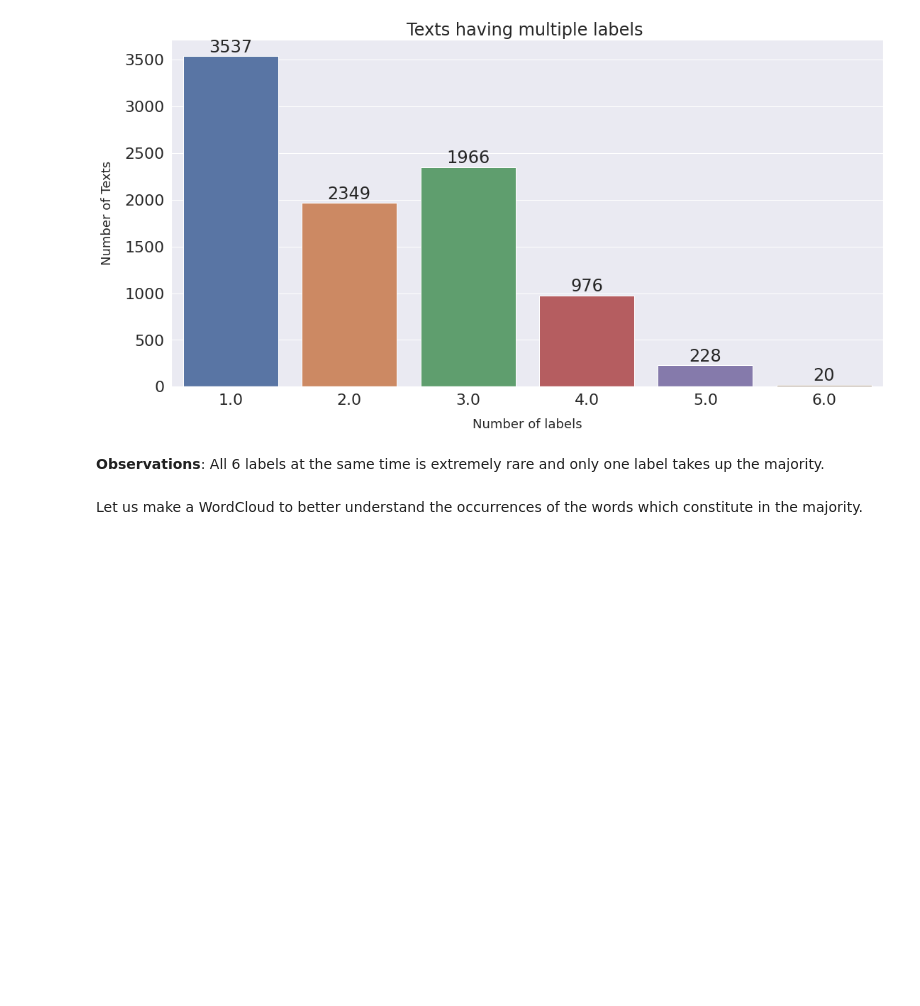
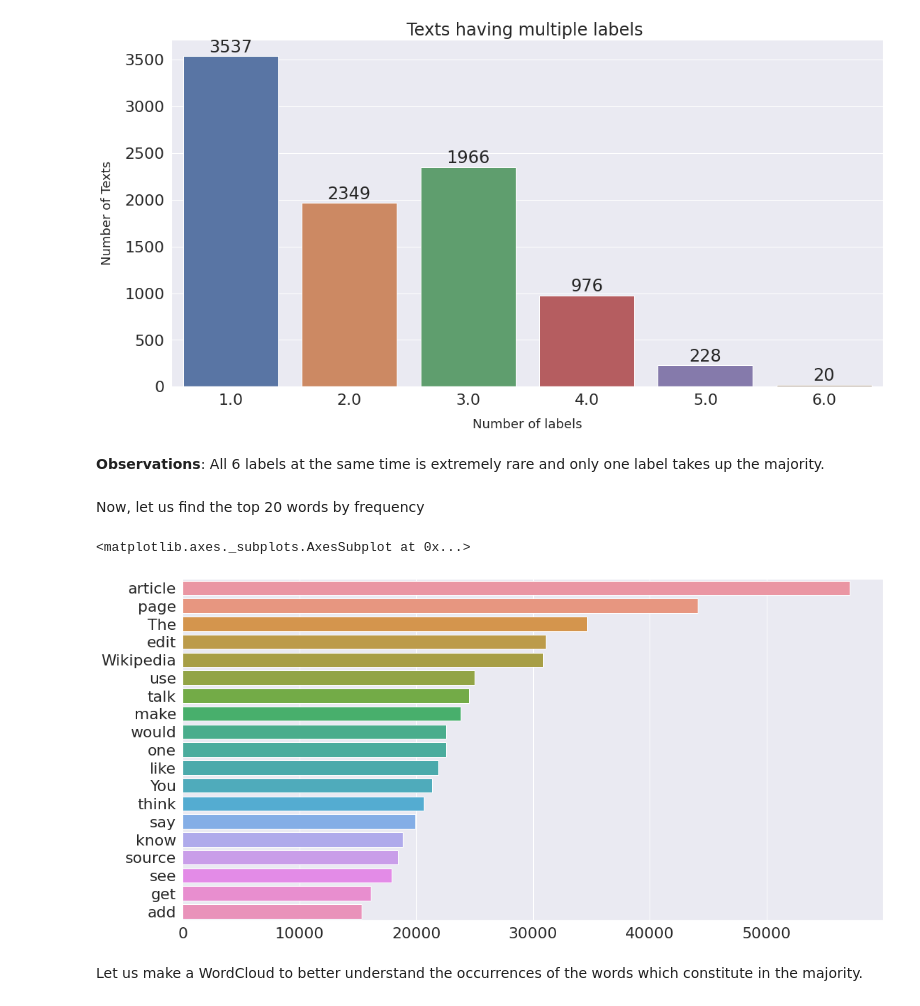
Before and after one commit to mayankchadha16/Why-so-Harsh, a Jupyter notebook: Clones.ipynb, the cells around one changed output. Saved outputs shown, nothing was run; the diff lists cells and outputs as text; code cells hidden in the pictures; blank space fills up the shorter version.

```diff
--- a/Clones.ipynb
+++ b/Clones.ipynb
@@ -167,0 +170,7 @@ Name: text, Length: 127656, dtype: object
+# %%
+def clean_small(review_text):
+    return re.sub(r'\b\w{1,2}\b', '', review_text)
+
+df['text'] = df['text'].apply(clean_small)
+
+df['text'] = df['text'].apply(lambda x : " ".join(x.split()))
@@ -228,5 +241,27 @@ plt.show()
 [figure]
 # %% [markdown]
 **Observations**: All 6 labels at the same time is extremely rare and only one label takes up the majority.
+# %% [markdown]
+Now, let us find the top 20 words by frequency
+# %%
+corpus=[]
+new = df['text'].str.split()
+new = new.values.tolist()
+corpus=[word for i in new for word in i]
+# %%
+from collections import Counter
+
+counter=Counter(corpus)
+most=counter.most_common()
+
+x, y= [], []
+for word,count in most[:20]:
+    if (word not in stop):
+        x.append(word)
+        y.append(count)
+sns.barplot(x=y,y=x)
+# %% [output]
+<matplotlib.axes._subplots.AxesSubplot at 0x...>
+[figure, added]
 # %% [markdown]
 Let us make a WordCloud to better understand the occurrences of the words which constitute in the majority.
```
Also changed, not shown: parts of 13 cells of this notebook.
